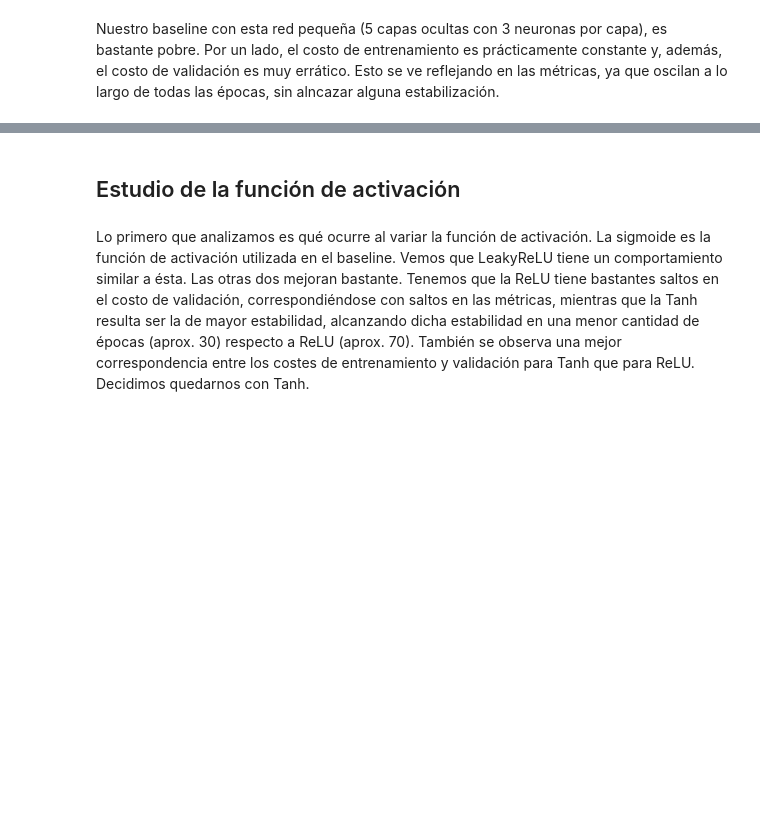
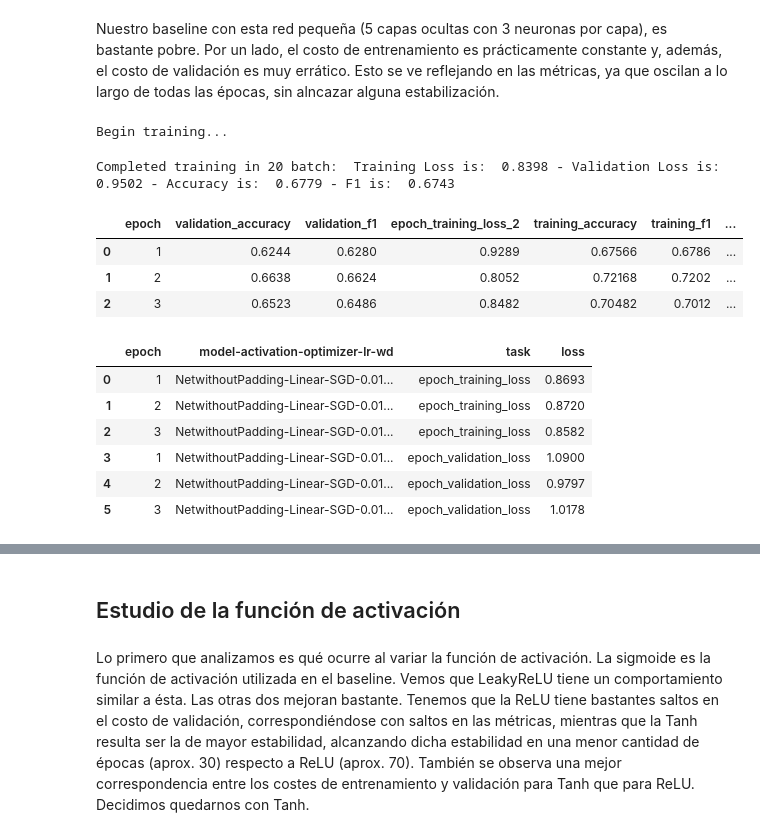
Before and after one commit to Cheva94/Diplo_Opt, a Jupyter notebook: 3_DL/Lab2/Resolución_Lab2.ipynb, the cells around one changed output, grey strips where cells are left out. Drawn from its saved outputs; the diff is of its cells as text; code cells hidden in the pictures; blank space fills up the shorter version.

```diff
--- a/3_DL/Lab2/Resolución_Lab2.ipynb
+++ b/3_DL/Lab2/Resolución_Lab2.ipynb
@@ -20,29 +18,40 @@ Testeando Git
 # %% [markdown]
 ## Librerías
 # %%
-import pandas as pd
-pd.set_option('display.max_columns', None)
-pd.set_option('display.max_rows', None)
+# Importando líbrerias
+import numpy as np
+import matplotlib.pyplot as plt
+from sklearn.metrics import accuracy_score, classification_report, confusion_matrix, ConfusionMatrixDisplay
+
+import torch
+from torch.utils.data import TensorDataset, DataLoader, SubsetRandomSampler, random_split
+import torch.nn as nn
+import torch.nn.functional as F
+import torch.optim as optim
+
+import torchvision
+from torchvision import datasets
+from torchvision.transforms import ToTensor, transforms
+
+from tqdm.notebook import tqdm
+
 
 import numpy as np
+import pandas as pd
+%matplotlib inline
 import matplotlib.pyplot as plt
 import seaborn as sns
 
 import torch
-# Configuración del dispositivo
-device = torch.device('cuda' if torch.cuda.is_available() else 'cpu')
-# Para que todo sea reproducible
-torch.manual_seed(1994)
+from torch.utils.data import TensorDataset, DataLoader
+import torch.optim as optim
 import torch.nn as nn
-import torch.optim as optim
-
-from torch.utils.data import DataLoader#, TensorDataset
-# import torch.nn.functional as F
+import torch.nn.functional as F
 
 from torchvision import datasets
-# from torchvision.utils import make_grid
-# from torchvision.transforms import ToTensor, transforms
-import torchvision.transforms as transforms
+from torchvision.utils import make_grid
+from torchvision.transforms import ToTensor, transforms
+# import torchvision.transforms as transforms
 
-# from sklearn import metrics
-# from tqdm.notebook import tqdm
+from sklearn import metrics
+from tqdm.notebook import tqdm
@@ -537,2 +434,26 @@ plot_results(100, SmallMLP_Baseline_Epocas_100)
 # %% [markdown]
 Nuestro baseline con esta red pequeña (5 capas ocultas con 3 neuronas por capa), es bastante pobre. Por un lado, el costo de entrenamiento es prácticamente constante y, además, el costo de validación es muy errático. Esto se ve reflejando en las métricas, ya que oscilan a lo largo de todas las épocas, sin alncazar alguna estabilización.
+# %%
+experiments = []
+experiment = run_experiment(model, 20, train_loader, test_loader, criterion, optimizer)
+experiments.append(experiment)
+# %% [output]
+Begin training...
+Completed training in 20 batch:  Training Loss is:  0.8398 - Validation Loss is:  0.9502 - Accuracy is:  0.6779 - F1 is:  0.6743
+# %%
+df_metrics.head()
+# %% [output]
+|  | epoch | validation_accuracy | validation_f1 | epoch_training_loss_2 | training_accuracy | training_f1 | ... |
+| 0 | 1 | 0.6244 | 0.6280 | 0.9289 | 0.67566 | 0.6786 | ... |
+| 1 | 2 | 0.6638 | 0.6624 | 0.8052 | 0.72168 | 0.7202 | ... |
+| 2 | 3 | 0.6523 | 0.6486 | 0.8482 | 0.70482 | 0.7012 | ... |
+# %%
+df_loss
+# %% [output]
+|  | epoch | model-activation-optimizer-lr-wd | task | loss |
+| 0 | 1 | NetwithoutPadding-Linear-SGD-0.01... | epoch_training_loss | 0.8693 |
+| 1 | 2 | NetwithoutPadding-Linear-SGD-0.01... | epoch_training_loss | 0.8720 |
+| 2 | 3 | NetwithoutPadding-Linear-SGD-0.01... | epoch_training_loss | 0.8582 |
+| 3 | 1 | NetwithoutPadding-Linear-SGD-0.01... | epoch_validation_loss | 1.0900 |
+| 4 | 2 | NetwithoutPadding-Linear-SGD-0.01... | epoch_validation_loss | 0.9797 |
+| 5 | 3 | NetwithoutPadding-Linear-SGD-0.01... | epoch_validation_loss | 1.0178 |
```
Also changed, not shown: parts of 21 cells of this notebook.
